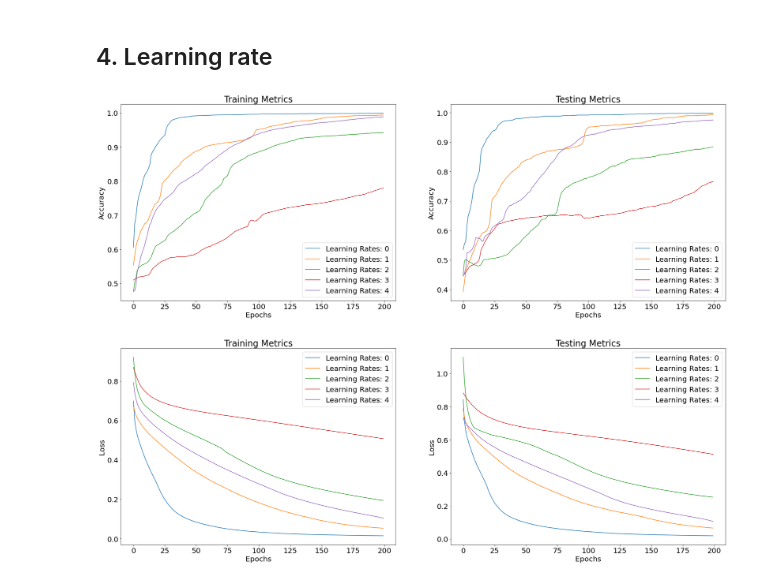
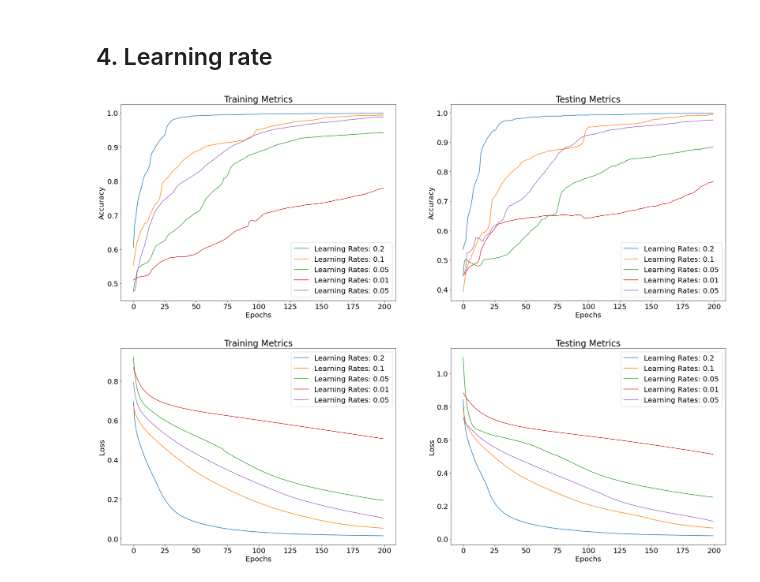
Before and after one commit to kymckay/f21bc-coursework, a Jupyter notebook: investigation.ipynb, the cells around one changed output. Cells and saved outputs as stored; diff of their text form; code cells hidden in the pictures.

```diff
--- a/investigation.ipynb
+++ b/investigation.ipynb
@@ -258,8 +250,8 @@ graph_metrics('Activation Function', *metrics)
 ## 4. Learning rate
 # %%
 metrics_alpha = evaluate_parameters(alphas = [0.2, 0.1, 0.05, 0.01, 0.05])
-# %%
-graph_metrics('Learning Rates', *metrics_alpha)
-# %% [output]
-[figure, removed]
-[figure, removed]
+# %%
+graph_metrics('Learning Rates', [0.2, 0.1, 0.05, 0.01, 0.05], *metrics_alpha)
+# %% [output]
+[figure, added]
+[figure, added]
```
Also changed, not shown: parts of 3 cells of this notebook.
